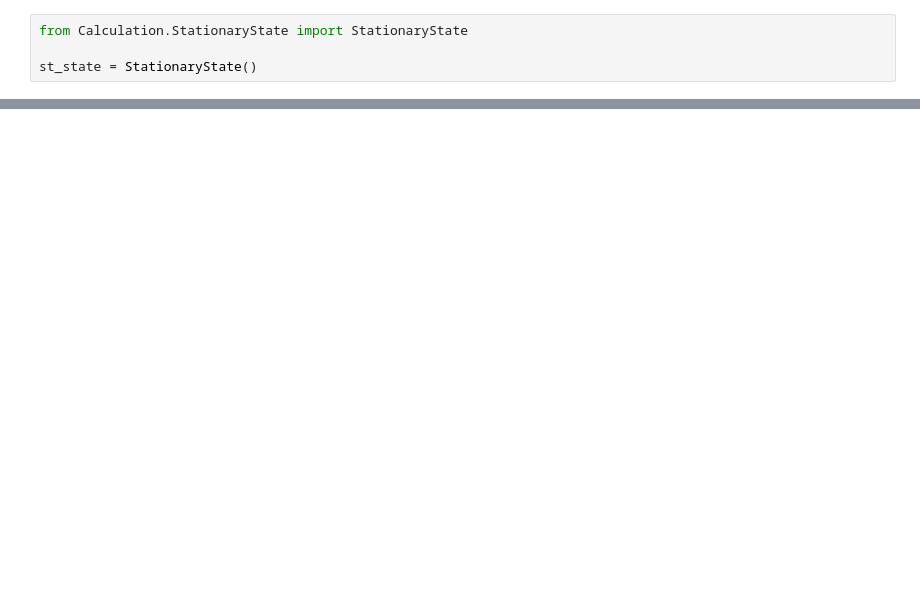
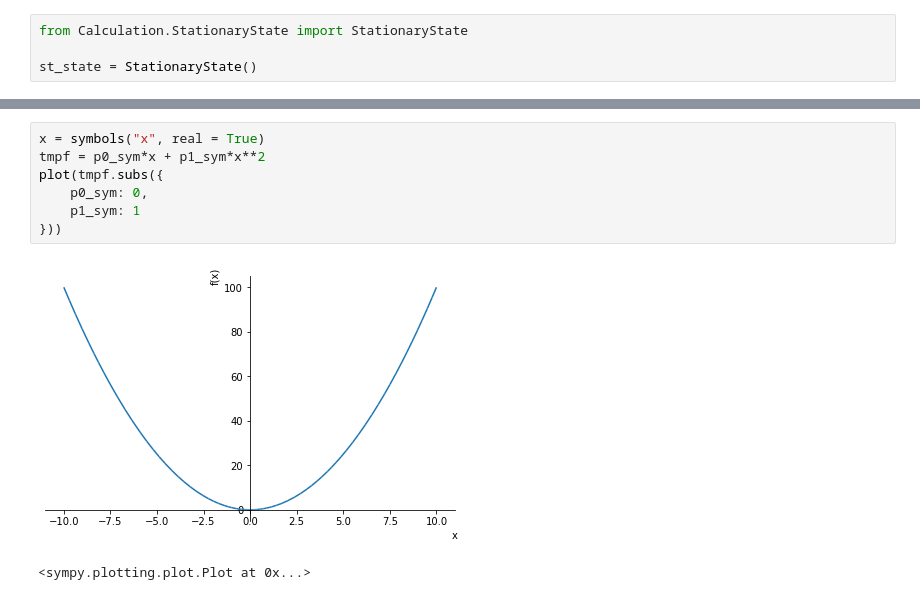
Before and after one commit to sashabusse/LLG_INT, a Jupyter notebook: linear_double.ipynb, the cells around one changed output, grey strips where cells are left out. Cells and saved outputs as stored; diff of their text form; blank space fills up the shorter version.

```diff
--- a/linear_double.ipynb
+++ b/linear_double.ipynb
@@ -154,0 +370,10 @@ plt.legend(fontsize=16)
+# %%
+x = symbols("x", real = True)
+tmpf = p0_sym*x + p1_sym*x**2
+plot(tmpf.subs({
+    p0_sym: 0,
+    p1_sym: 1
+}))
+# %% [output]
+[figure, added]
+<sympy.plotting.plot.Plot at 0x...>
```
Also changed, not shown: parts of 37 cells of this notebook, 2 other files.
